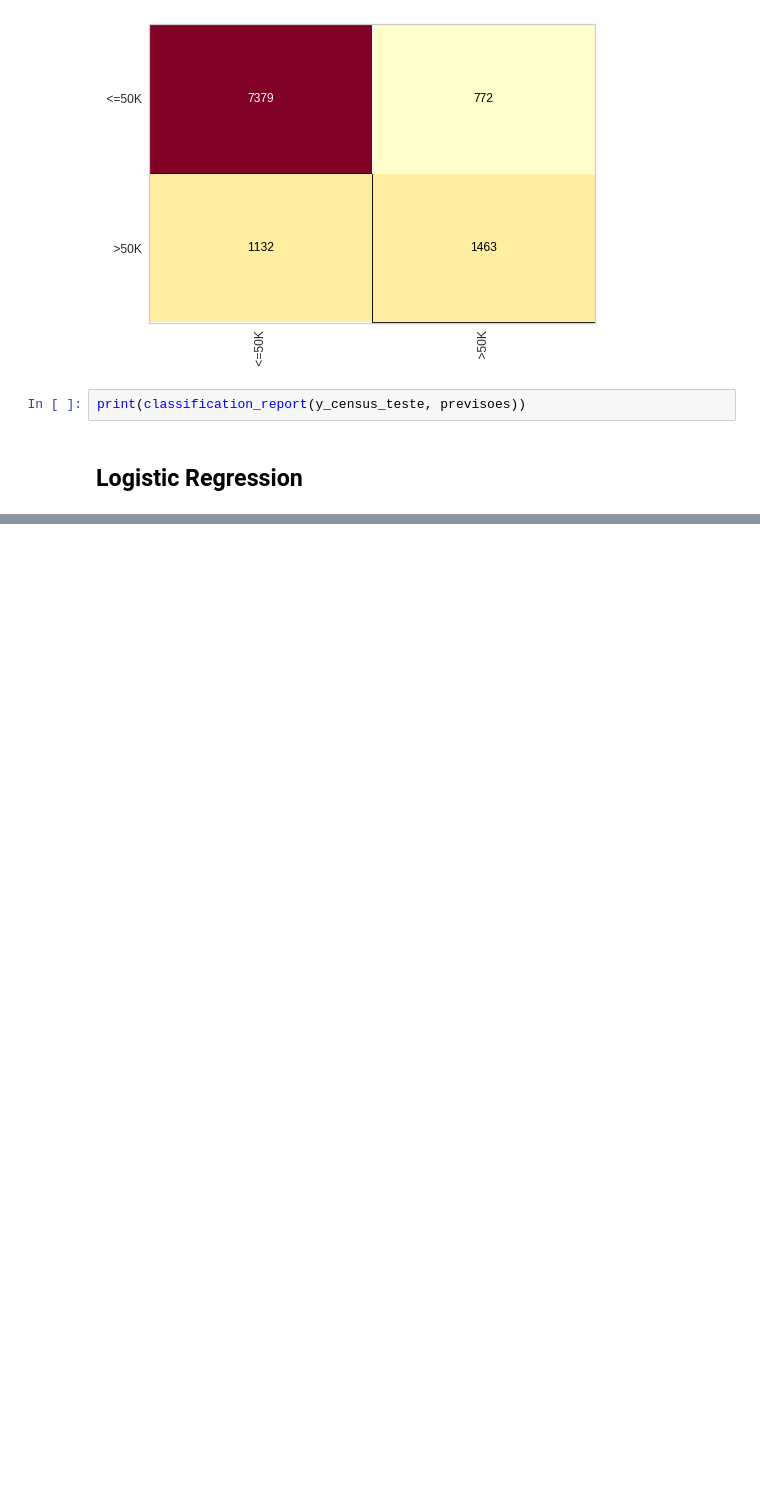
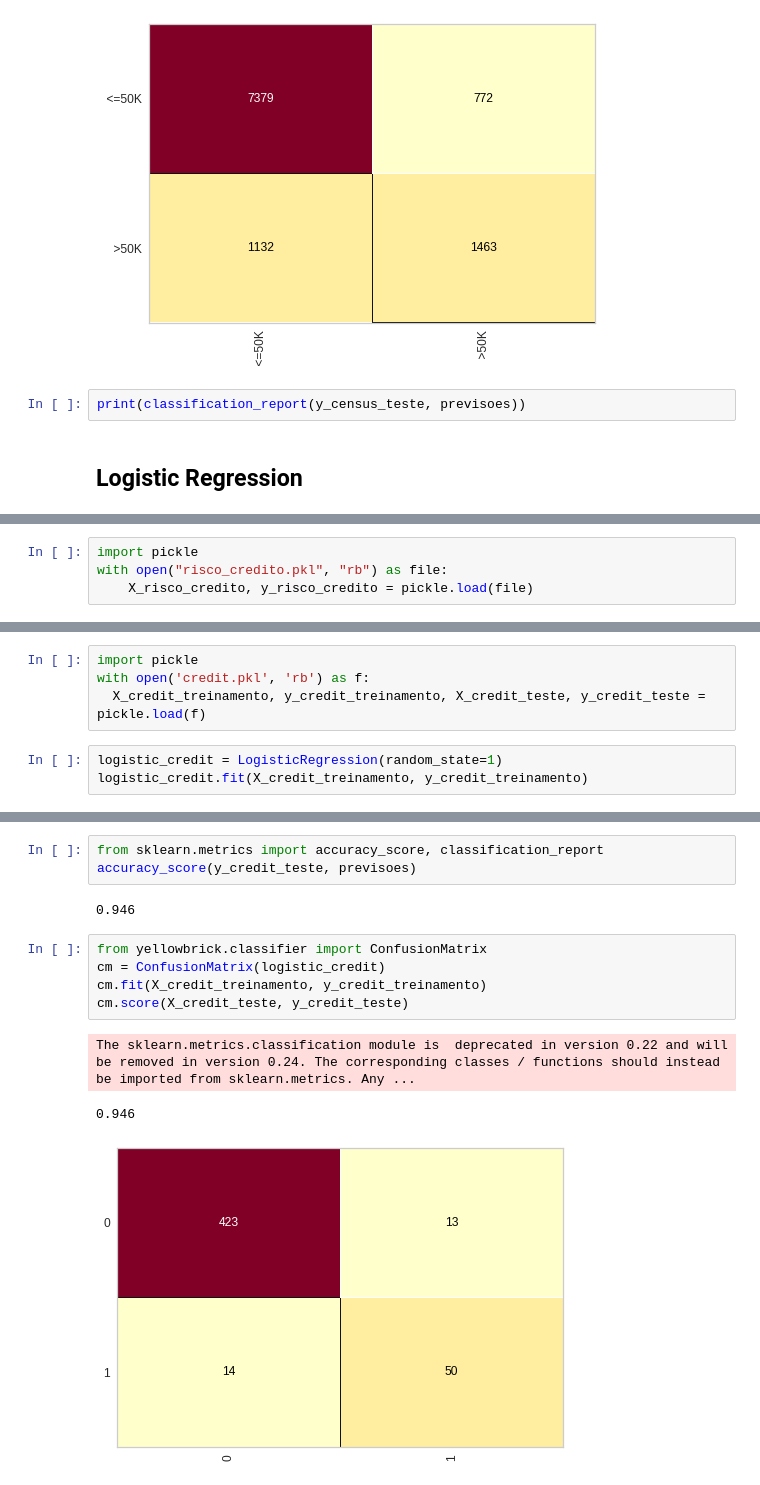
Before and after one commit to WES404/Machine_Learning_udemy, a Jupyter notebook: ML_UDEMY.ipynb, the cells around one changed output, grey strips where cells are left out. Cells and saved outputs as stored; diff of their text form; blank space fills up the shorter version.

```diff
--- a/ML_UDEMY.ipynb
+++ b/ML_UDEMY.ipynb
@@ -850,0 +855,4 @@ print(classification_report(y_census_teste, previsoes))
+# %%
+import pickle
+with open("risco_credito.pkl", "rb") as file:
+    X_risco_credito, y_risco_credito = pickle.load(file)
@@ -850,0 +889,7 @@ print(classification_report(y_census_teste, previsoes))
+# %%
+import pickle
+with open('credit.pkl', 'rb') as f:
+  X_credit_treinamento, y_credit_treinamento, X_credit_teste, y_credit_teste = pickle.load(f)
+# %%
+logistic_credit = LogisticRegression(random_state=1)
+logistic_credit.fit(X_credit_treinamento, y_credit_treinamento)
@@ -850,0 +951,14 @@ print(classification_report(y_census_teste, previsoes))
+# %%
+from sklearn.metrics import accuracy_score, classification_report
+accuracy_score(y_credit_teste, previsoes)
+# %% [output]
+0.946
+# %%
+from yellowbrick.classifier import ConfusionMatrix
+cm = ConfusionMatrix(logistic_credit)
+cm.fit(X_credit_treinamento, y_credit_treinamento)
+cm.score(X_credit_teste, y_credit_teste)
+# %% [output]
+The sklearn.metrics.classification module is  deprecated in version 0.22 and will be removed in version 0.24. The corresponding classes / functions should instead be imported from sklearn.metrics. Any ...
+0.946
+[figure, added]
```
Also changed, not shown: parts of 41 cells of this notebook.
